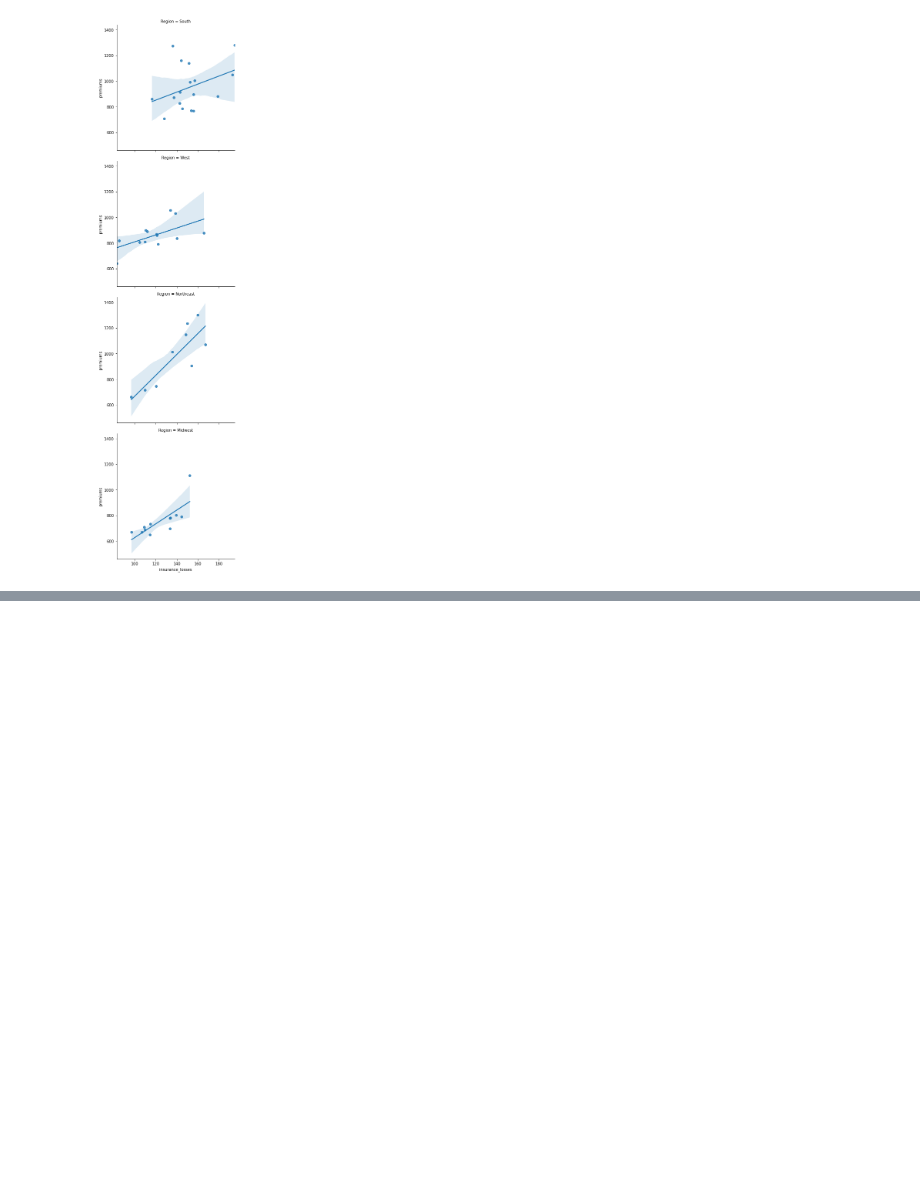
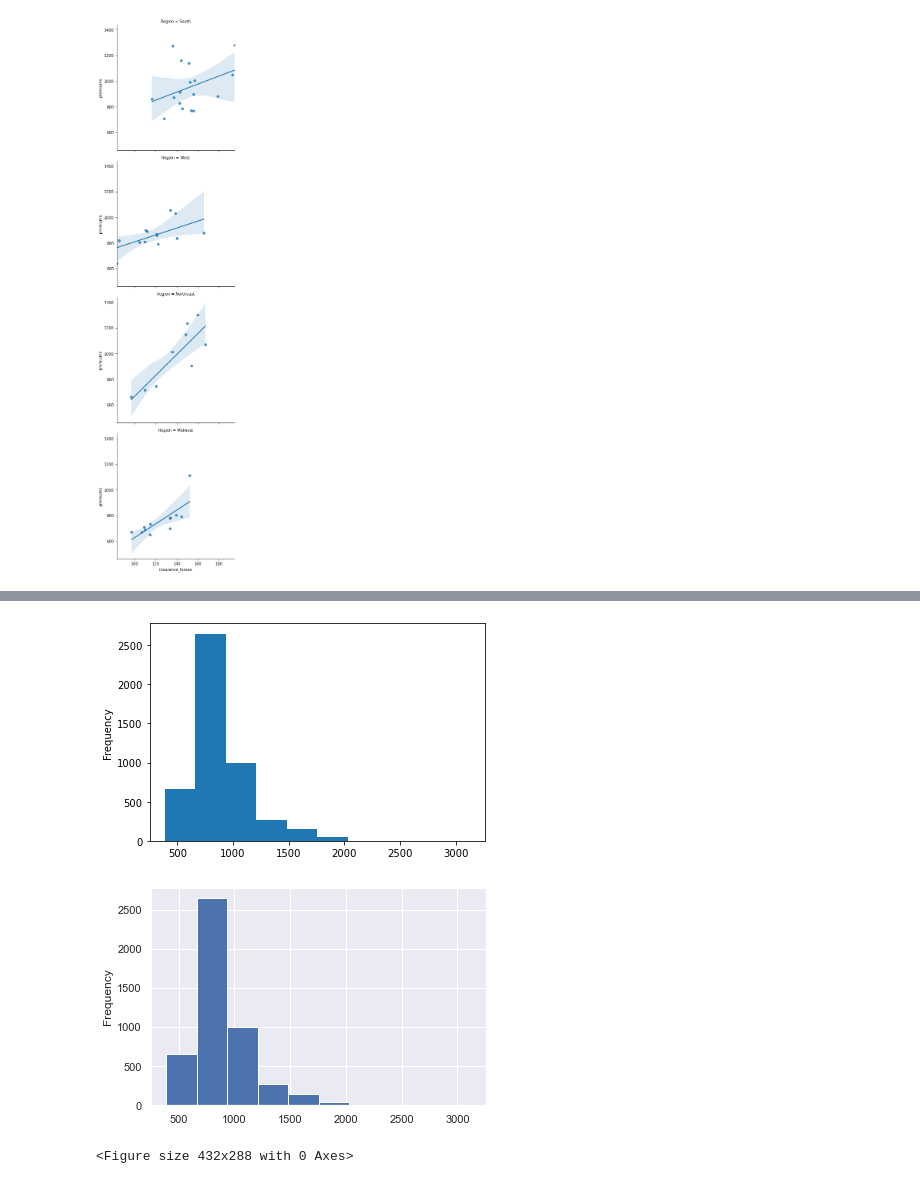
Before and after one commit to marcusandrev/DataCamp-Data-Scientist-with-Python-Career-Track, a Jupyter notebook: 12-Intermediate-Data-Visualization-with-Seaborn/InDVS-Chapter-1-2.ipynb, the cells around one changed output, grey strips where cells are left out. Drawn from its saved outputs; the diff is of its cells as text; code cells hidden in the pictures; blank space fills up the shorter version.

```diff
--- a/12-Intermediate-Data-Visualization-with-Seaborn/InDVS-Chapter-1-2.ipynb
+++ b/12-Intermediate-Data-Visualization-with-Seaborn/InDVS-Chapter-1-2.ipynb
@@ -185,0 +201,8 @@ plt.show()
+# %%
+import pandas as pd
+import seaborn as sns
+import matplotlib.pyplot as plt
+
+# Read in the DataFrame
+df = pd.read_csv("datasets/FY18_4050_FMRs.csv", index_col=0)
+df.head()
@@ -185,0 +217,17 @@ plt.show()
+# %%
+# Plot the pandas histogram
+df['fmr_2'].plot.hist()
+plt.show()
+plt.clf()
+
+# Set the default seaborn style
+sns.set()
+
+# Plot the pandas histogram again
+df['fmr_2'].plot.hist()
+plt.show()
+plt.clf()
+# %% [output]
+[figure, added]
+[figure, added]
+<Figure size 432x288 with 0 Axes>
```
Also changed, not shown: parts of 24 cells of this notebook, 2 other files.
